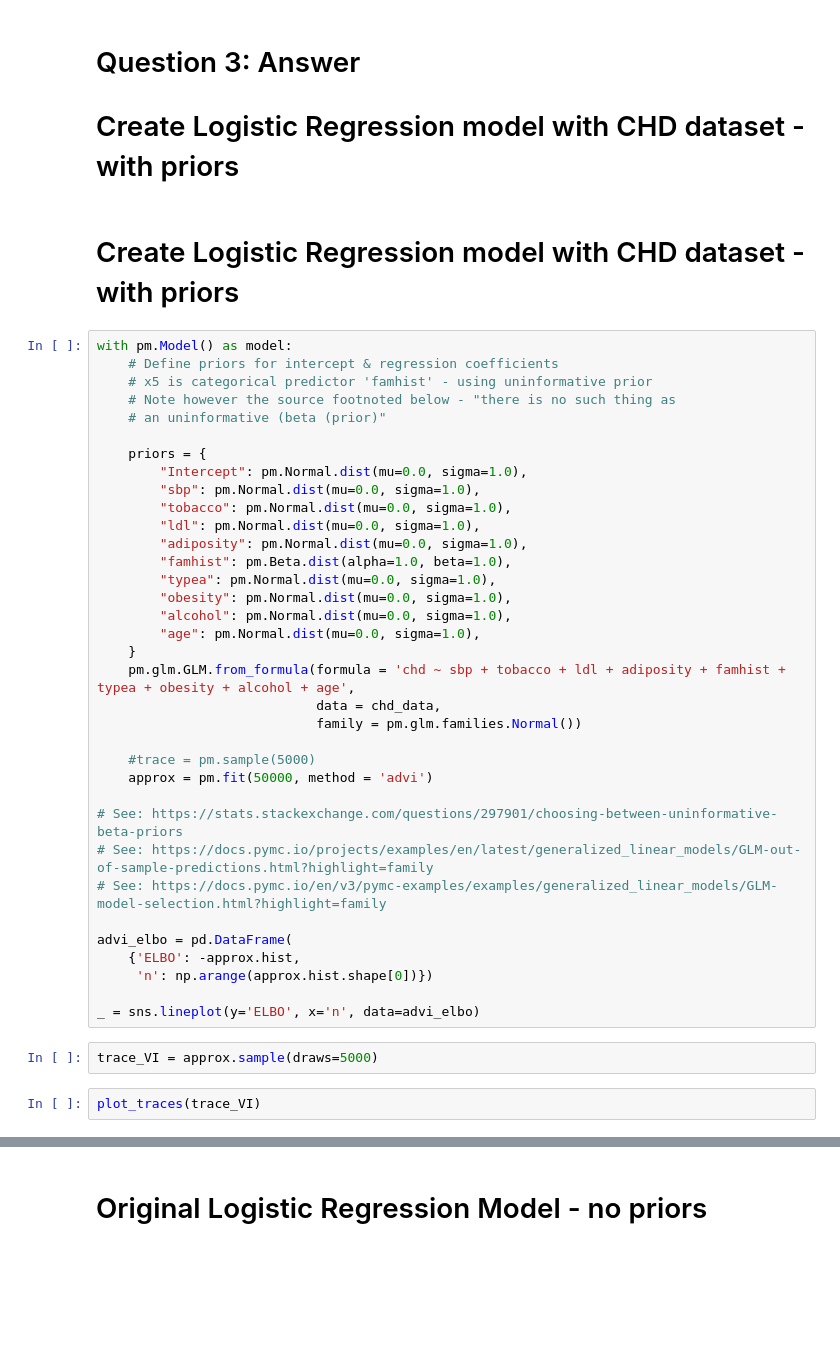
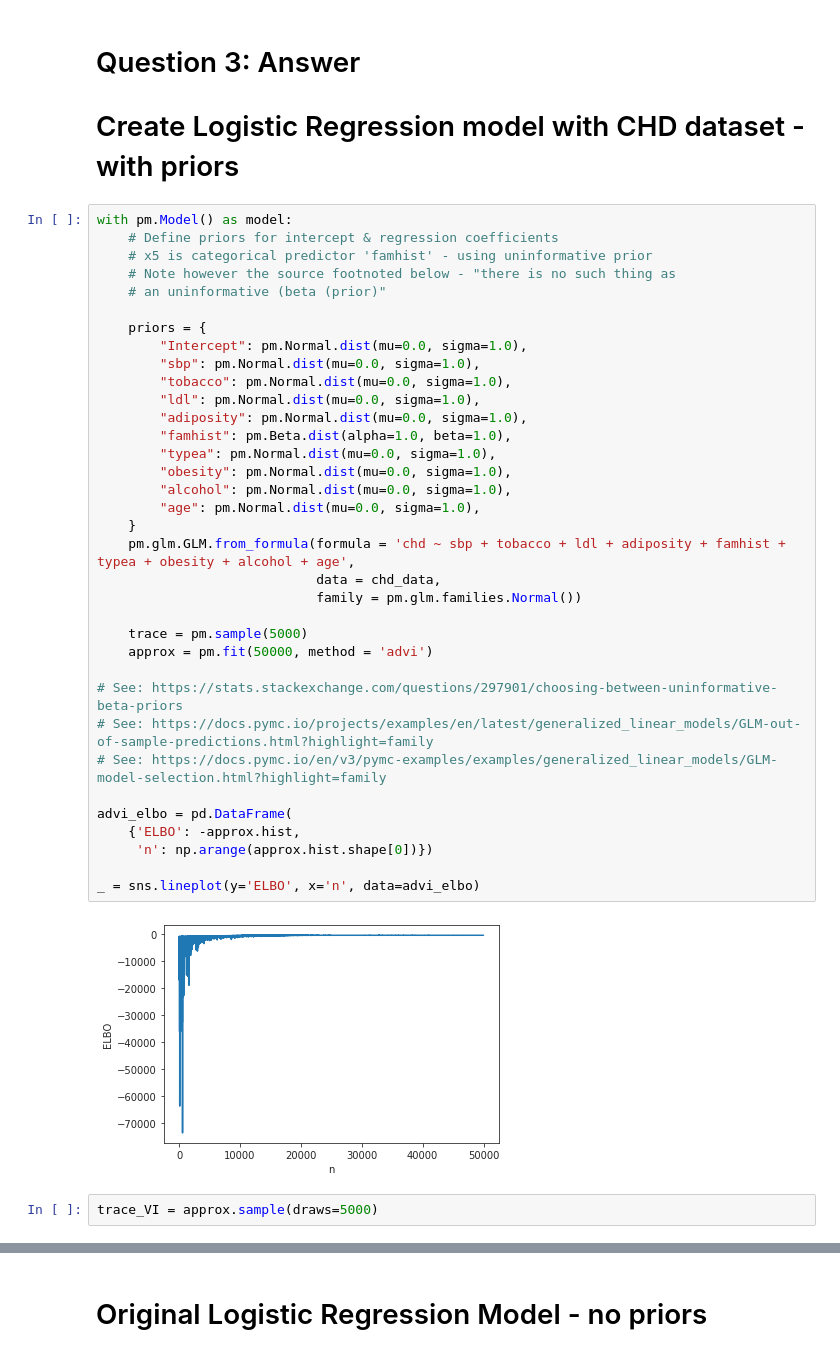
Before and after one commit to jaykay4403/Bayesian-ML, a Jupyter notebook: pymc3-bayesian-logistic-regression-classification.ipynb, the cells around one changed output, grey strips where cells are left out. Saved outputs shown, nothing was run; the diff lists cells and outputs as text; blank space fills up the shorter version.

Commit message:
Kaggle Notebook | PyMC3 Bayesian Logistic Regression Classification | Version 21

```diff
--- a/pymc3-bayesian-logistic-regression-classification.ipynb
+++ b/pymc3-bayesian-logistic-regression-classification.ipynb
@@ -299,8 +408,6 @@ chd_data.head()
 # %% [markdown]
 # Question 3: Answer
 # Create Logistic Regression model with CHD dataset - with priors
-# %% [markdown]
-# Create Logistic Regression model with CHD dataset - with priors
 # %%
 with pm.Model() as model:
     # Define priors for intercept & regression coefficients
@@ -308,35 +415,35 @@ with pm.Model() as model:
     # Note however the source footnoted below - "there is no such thing as
     # an uninformative (beta (prior)"
 
     priors = {
         "Intercept": pm.Normal.dist(mu=0.0, sigma=1.0),
         "sbp": pm.Normal.dist(mu=0.0, sigma=1.0),
         "tobacco": pm.Normal.dist(mu=0.0, sigma=1.0),
         "ldl": pm.Normal.dist(mu=0.0, sigma=1.0),
         "adiposity": pm.Normal.dist(mu=0.0, sigma=1.0),
         "famhist": pm.Beta.dist(alpha=1.0, beta=1.0),
         "typea": pm.Normal.dist(mu=0.0, sigma=1.0),
         "obesity": pm.Normal.dist(mu=0.0, sigma=1.0),
         "alcohol": pm.Normal.dist(mu=0.0, sigma=1.0),
         "age": pm.Normal.dist(mu=0.0, sigma=1.0),
     }
     pm.glm.GLM.from_formula(formula = 'chd ~ sbp + tobacco + ldl + adiposity + famhist + typea + obesity + alcohol + age',
                             data = chd_data,
                             family = pm.glm.families.Normal())
 
-    #trace = pm.sample(5000)
+    trace = pm.sample(5000)
     approx = pm.fit(50000, method = 'advi')
 
 # See: https://stats.stackexchange.com/questions/297901/choosing-between-uninformative-beta-priors
 # See: https://docs.pymc.io/projects/examples/en/latest/generalized_linear_models/GLM-out-of-sample-predictions.html?highlight=family
 # See: https://docs.pymc.io/en/v3/pymc-examples/examples/generalized_linear_models/GLM-model-selection.html?highlight=family
 
 advi_elbo = pd.DataFrame(
     {'ELBO': -approx.hist,
      'n': np.arange(approx.hist.shape[0])})
 
 _ = sns.lineplot(y='ELBO', x='n', data=advi_elbo)
+# %% [output]
+[figure, added]
 # %%
 trace_VI = approx.sample(draws=5000)
-# %%
-plot_traces(trace_VI)
```
Also changed, not shown: parts of 33 cells of this notebook.
